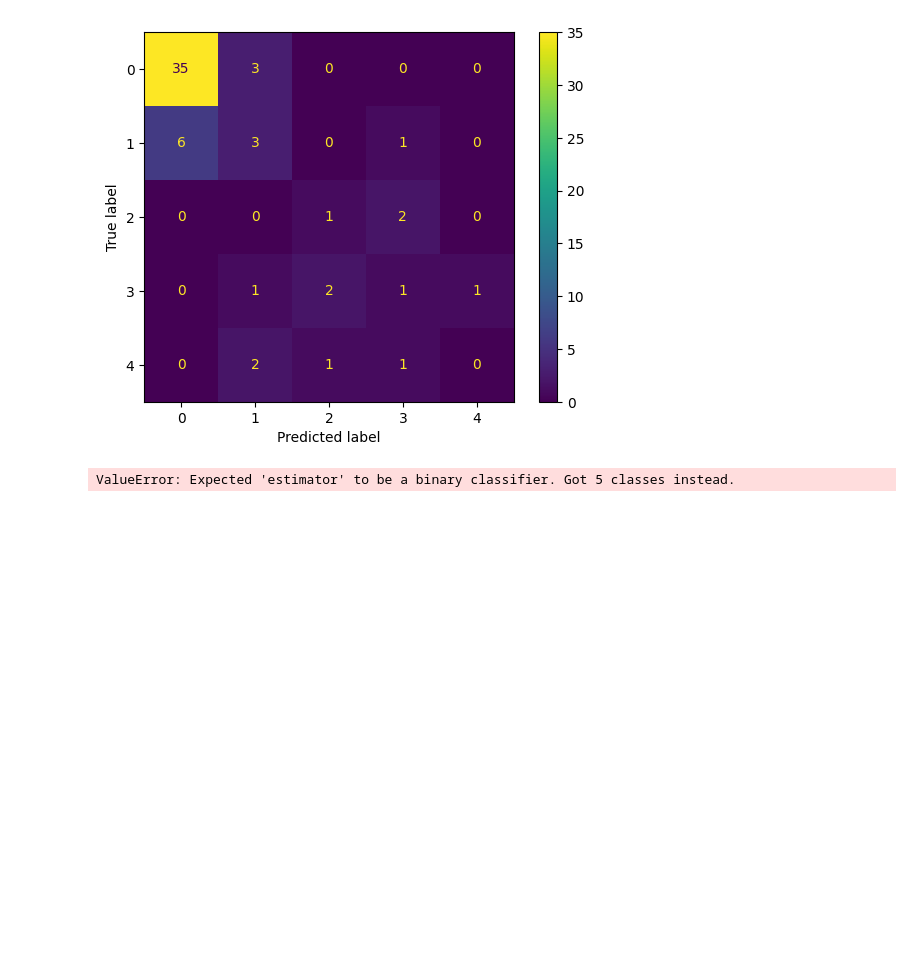
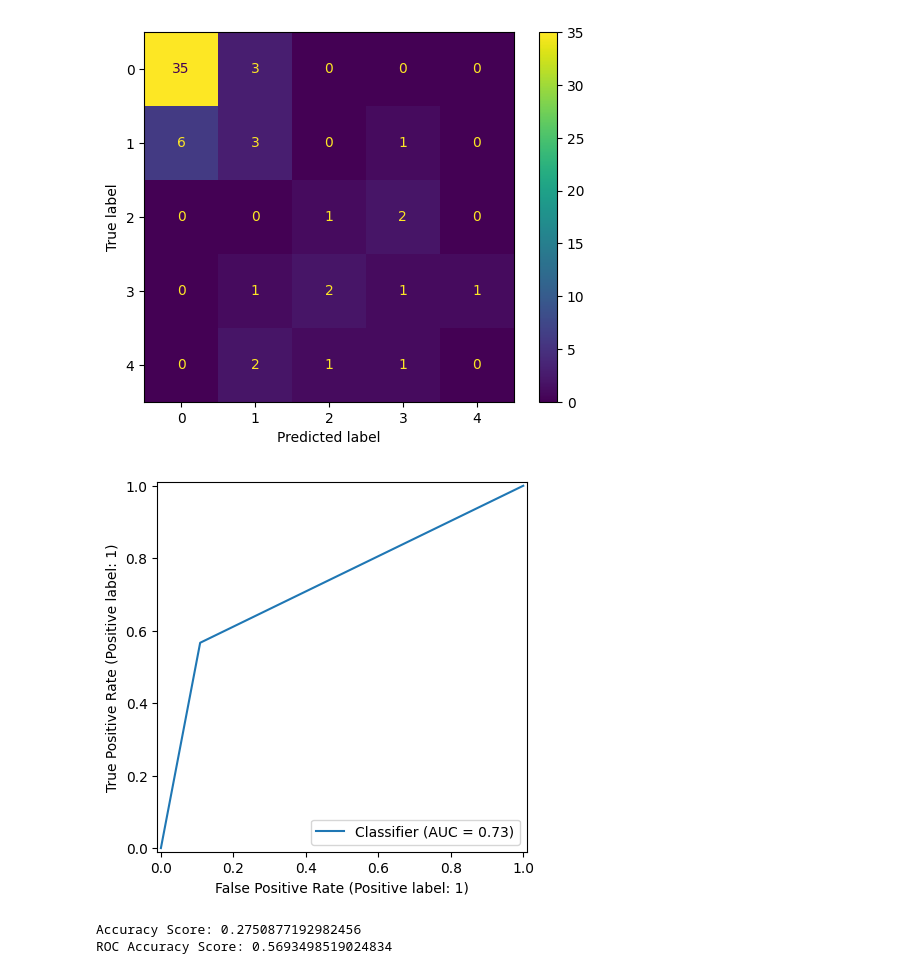
Before and after one commit to MShahbazh/DevelopersHub_Internships, a Jupyter notebook: Task 03/main.ipynb, the cells around one changed output. Drawn from its saved outputs; the diff is of its cells as text; code cells hidden in the pictures; blank space fills up the shorter version.

```diff
--- a/Task 03/main.ipynb
+++ b/Task 03/main.ipynb
@@ -80,7 +81,18 @@ plt.show()
 # %% [output]
 [figure]
 # %%
-c=RocCurveDisplay.from_estimator(model, x_test, y_test)
+y_test_binarized = label_binarize(y_test, classes=[0, 1, 2, 3, 4])
+RocCurveDisplay.from_predictions(y_test_binarized.ravel(),predict_prob.ravel())
 plt.show()
 # %% [output]
-ValueError: Expected 'estimator' to be a binary classifier. Got 5 classes instead.
+[figure, added]
+# %%
+model=DecisionTreeClassifier()
+model.fit(x_train,y_train)
+predict=model.predict(x_test)
+predict_prob=model.predict_proba(x_test)
+print(f"Accuracy Score: {balanced_accuracy_score(y_test,predict)}")
+print(f"ROC Accuracy Score: {roc_auc_score(y_test,predict_prob, multi_class='ovr')}")
+# %% [output]
+Accuracy Score: 0.2750877192982456
+ROC Accuracy Score: 0.5693498519024834
```
Also changed, not shown: parts of 3 cells of this notebook.
